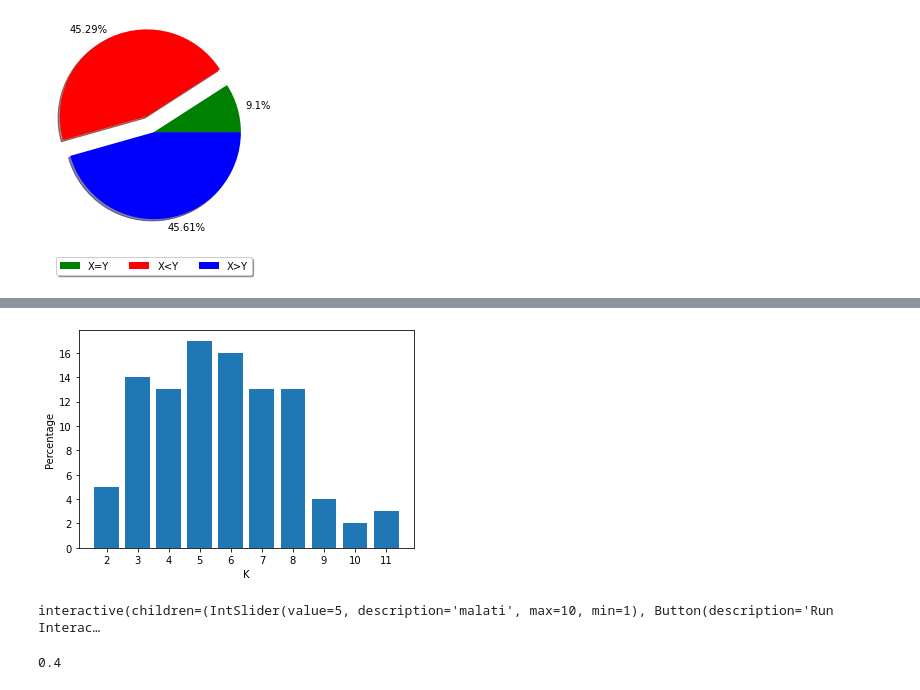
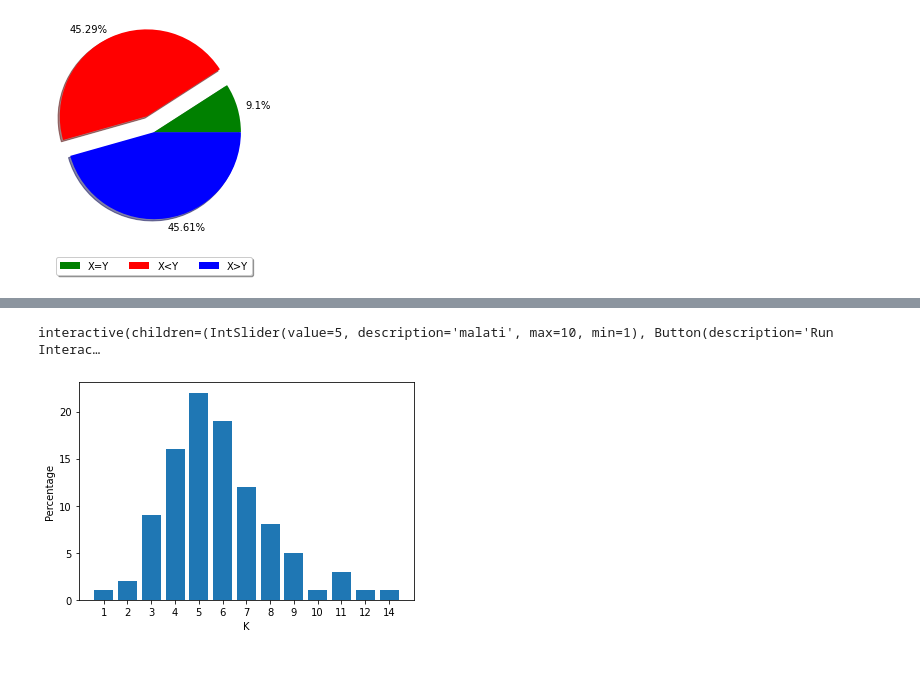
Before and after one commit to MontiMic/Tesi, a Jupyter notebook: Untitled1.ipynb, the cells around one changed output, grey strips where cells are left out. Drawn from its saved outputs; the diff is of its cells as text; code cells hidden in the pictures.

```diff
--- a/Untitled1.ipynb
+++ b/Untitled1.ipynb
@@ -517,43 +577,41 @@ first_six()
+# %%
+@interact_manual(malati=(1, 10))
+def poisson(malati = 5):
+  bambini = 10_000
+  malattia = 2_000
+  total = 0
+  for i in range(1000):
+    count = 0
+    for i in range(bambini):
+      if np.random.randint(malattia) == 1:
+        count = count + 1
+    if count > 5:
+      total = total + 1
+    count = 0
+  return round(total / 1000, 3)
+# %% [output]
+interactive(children=(IntSlider(value=5, description='malati', max=10, min=1), Button(description='Run Interac…
 # %%
 def poisson():
-  bambini = 1_000_000
-  malattia = 200_000
+  bambini = 100_000
+  malattia = 20_000
   results = []
   for i in range(100):
     count = 0
     for i in range(bambini):
       if np.random.randint(malattia) == 1:
         count = count + 1
     results.append(count)
   #grafico
   labels = []
   set_res = list(set(results))
   normalized = []
   for i in set_res:
     normalized.append(round(((results.count(i) / len(results)) * 100), 2))
     labels.append(str(i+1))
   plt.bar(labels, normalized)
   plt.ylabel("Percentage")
   plt.xlabel("K")
 poisson()
 # %% [output]
-[figure, old version]
+[figure, new version]
-# %%
-@interact_manual(malati=(1, 10))
-def poisson(malati = 5):
-  bambini = 1_000_000
-  malattia = 200_000
-  total = 0
-  for i in range(100):
-    count = 0
-    for i in range(bambini):
-      if np.random.randint(malattia) == 1:
-        count = count + 1
-    if count > 5:
-      total = total + 1
-    count = 0
-  return round(total / 100, 3)
-poisson()
-# %% [output]
-interactive(children=(IntSlider(value=5, description='malati', max=10, min=1), Button(description='Run Interac…
-0.4
```
Also changed, not shown: parts of 16 cells of this notebook.
